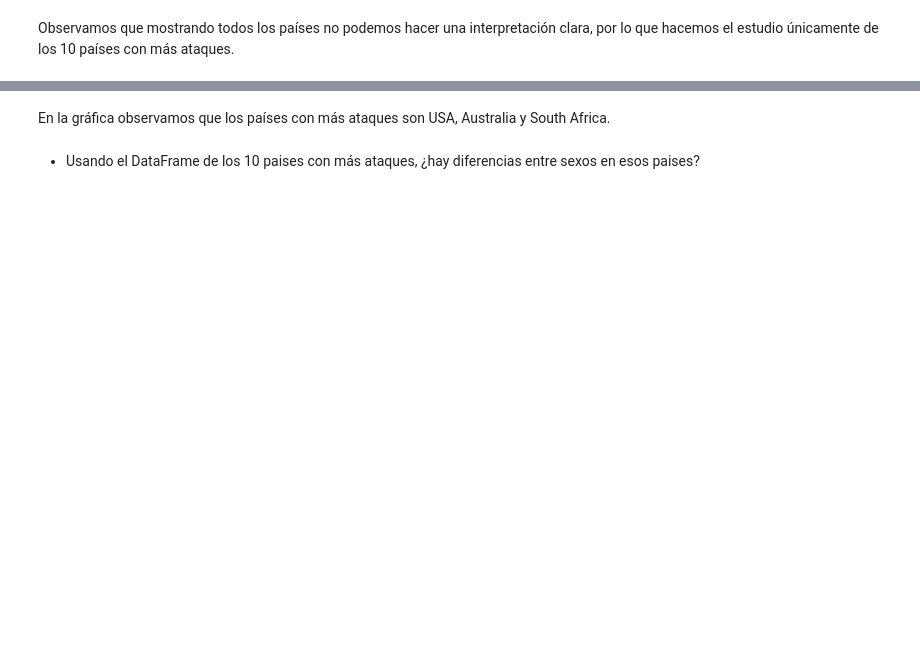
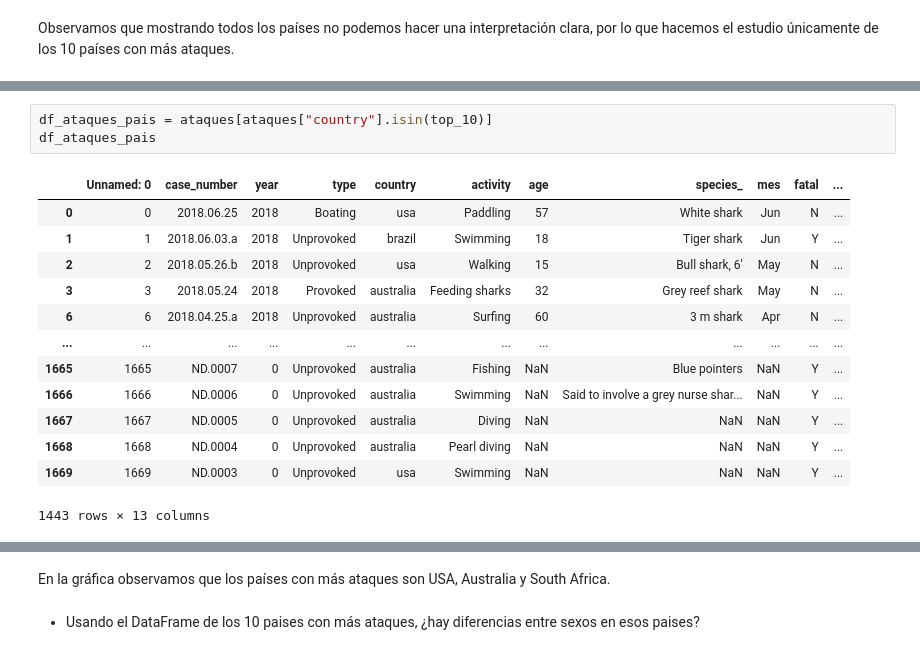
Before and after one commit to natigl/DA-Modulo2-Sprint2-Natalia-Noemi, a Jupyter notebook: EDA/pp-EDAIII.ipynb, the cells around one changed output, grey strips where cells are left out. Cells and saved outputs as stored; diff of their text form; blank space fills up the shorter version.

```diff
--- a/EDA/pp-EDAIII.ipynb
+++ b/EDA/pp-EDAIII.ipynb
@@ -96 +81,18 @@ sns.barplot(x=ataques["country"].value_counts().index, y = ataques.value_counts(
+# %%
+df_ataques_pais = ataques[ataques["country"].isin(top_10)]
+df_ataques_pais
+# %% [output]
+|  | Unnamed: 0 | case_number | year | type | country | activity | age | species_ | mes | fatal | ... |
+| 0 | 0 | 2018.06.25 | 2018 | Boating | usa | Paddling | 57 | White shark | Jun | N | ... |
+| 1 | 1 | 2018.06.03.a | 2018 | Unprovoked | brazil | Swimming | 18 | Tiger shark | Jun | Y | ... |
+| 2 | 2 | 2018.05.26.b | 2018 | Unprovoked | usa | Walking | 15 | Bull shark, 6' | May | N | ... |
+| 3 | 3 | 2018.05.24 | 2018 | Provoked | australia | Feeding sharks | 32 | Grey reef shark | May | N | ... |
+| 6 | 6 | 2018.04.25.a | 2018 | Unprovoked | australia | Surfing | 60 | 3 m shark | Apr | N | ... |
+| ... | ... | ... | ... | ... | ... | ... | ... | ... | ... | ... | ... |
+| 1665 | 1665 | ND.0007 | 0 | Unprovoked | australia | Fishing | NaN | Blue pointers | NaN | Y | ... |
+| 1666 | 1666 | ND.0006 | 0 | Unprovoked | australia | Swimming | NaN | Said to involve a grey nurse shar... | NaN | Y | ... |
+| 1667 | 1667 | ND.0005 | 0 | Unprovoked | australia | Diving | NaN | NaN | NaN | Y | ... |
+| 1668 | 1668 | ND.0004 | 0 | Unprovoked | australia | Pearl diving | NaN | NaN | NaN | Y | ... |
+| 1669 | 1669 | ND.0003 | 0 | Unprovoked | usa | Swimming | NaN | NaN | NaN | Y | ... |
+1443 rows × 13 columns
 # %%
```
Also changed, not shown: parts of 16 cells of this notebook, 2 other files.
